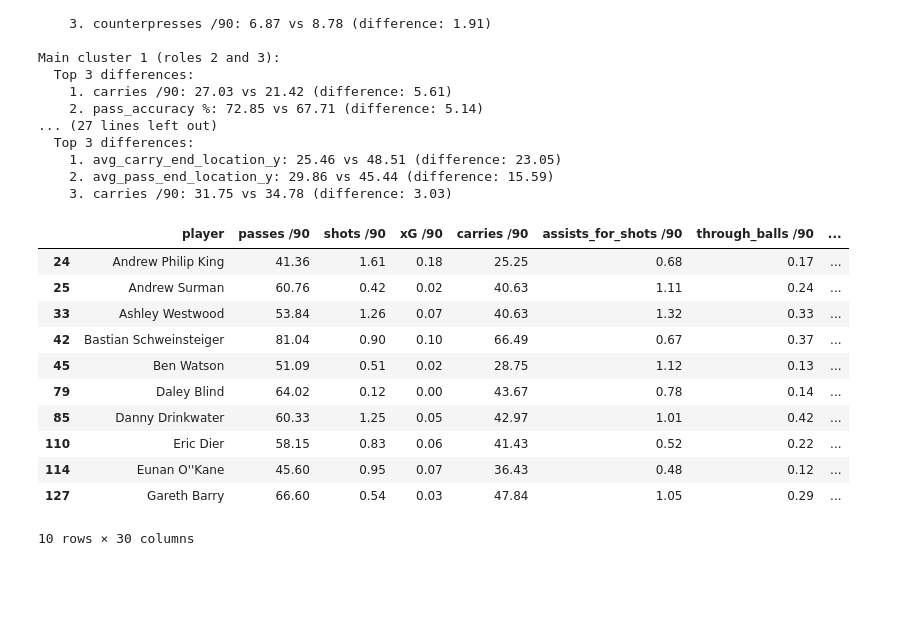
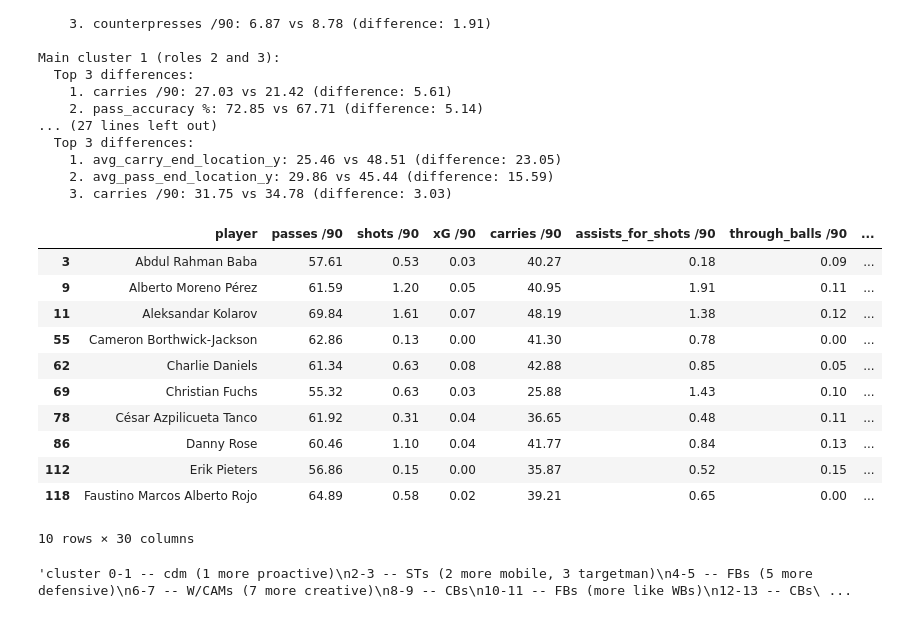
Before and after one commit to levokond/clustering-players-profiles, a Jupyter notebook: sb_data_importing.ipynb, the cells around one changed output. Drawn from its saved outputs; the diff is of its cells as text; code cells hidden in the pictures; blank space fills up the shorter version.

```diff
--- a/sb_data_importing.ipynb
+++ b/sb_data_importing.ipynb
@@ -413,7 +473,7 @@ features
 import umap.umap_ as umap
 
 # UMAP works on scaled data
-reducer = umap.UMAP(n_neighbors=30, min_dist=0.1, random_state=42)
+reducer = umap.UMAP(n_neighbors=30, min_dist=0.05, random_state=42)
 embedding = reducer.fit_transform(X_scaled)
 
 # Add UMAP coordinates to the DataFrame
@@ -559,17 +619,28 @@ Main cluster 1 (roles 2 and 3):
     2. avg_pass_end_location_y: 29.86 vs 45.44 (difference: 15.59)
     3. carries /90: 31.75 vs 34.78 (difference: 3.03)
 # %%
-per90_stats.loc[per90_stats['role'] == 0].head(10)
+per90_stats.loc[per90_stats['role'] == (10)].head(10)
 # %% [output]
 |  | player | passes /90 | shots /90 | xG /90 | carries /90 | assists_for_shots /90 | through_balls /90 | ... |
-| 24 | Andrew Philip King | 41.36 | 1.61 | 0.18 | 25.25 | 0.68 | 0.17 | ... |
-| 25 | Andrew Surman | 60.76 | 0.42 | 0.02 | 40.63 | 1.11 | 0.24 | ... |
-| 33 | Ashley Westwood | 53.84 | 1.26 | 0.07 | 40.63 | 1.32 | 0.33 | ... |
-| 42 | Bastian Schweinsteiger | 81.04 | 0.90 | 0.10 | 66.49 | 0.67 | 0.37 | ... |
-| 45 | Ben Watson | 51.09 | 0.51 | 0.02 | 28.75 | 1.12 | 0.13 | ... |
-| 79 | Daley Blind | 64.02 | 0.12 | 0.00 | 43.67 | 0.78 | 0.14 | ... |
-| 85 | Danny Drinkwater | 60.33 | 1.25 | 0.05 | 42.97 | 1.01 | 0.42 | ... |
-| 110 | Eric Dier | 58.15 | 0.83 | 0.06 | 41.43 | 0.52 | 0.22 | ... |
-| 114 | Eunan O''Kane | 45.60 | 0.95 | 0.07 | 36.43 | 0.48 | 0.12 | ... |
-| 127 | Gareth Barry | 66.60 | 0.54 | 0.03 | 47.84 | 1.05 | 0.29 | ... |
+| 3 | Abdul Rahman Baba | 57.61 | 0.53 | 0.03 | 40.27 | 0.18 | 0.09 | ... |
+| 9 | Alberto Moreno Pérez | 61.59 | 1.20 | 0.05 | 40.95 | 1.91 | 0.11 | ... |
+| 11 | Aleksandar Kolarov | 69.84 | 1.61 | 0.07 | 48.19 | 1.38 | 0.12 | ... |
+| 55 | Cameron Borthwick-Jackson | 62.86 | 0.13 | 0.00 | 41.30 | 0.78 | 0.00 | ... |
+| 62 | Charlie Daniels | 61.34 | 0.63 | 0.08 | 42.88 | 0.85 | 0.05 | ... |
+| 69 | Christian Fuchs | 55.32 | 0.63 | 0.03 | 25.88 | 1.43 | 0.10 | ... |
+| 78 | César Azpilicueta Tanco | 61.92 | 0.31 | 0.04 | 36.65 | 0.48 | 0.11 | ... |
+| 86 | Danny Rose | 60.46 | 1.10 | 0.04 | 41.77 | 0.84 | 0.13 | ... |
+| 112 | Erik Pieters | 56.86 | 0.15 | 0.00 | 35.87 | 0.52 | 0.15 | ... |
+| 118 | Faustino Marcos Alberto Rojo | 64.89 | 0.58 | 0.02 | 39.21 | 0.65 | 0.00 | ... |
 10 rows × 30 columns
+# %%
+"""cluster 0-1 -- cdm (1 more proactive)
+2-3 -- STs (2 more mobile, 3 targetman)
+4-5 -- FBs (5 more defensive)
+6-7 -- W/CAMs (7 more creative)
+8-9 -- CBs
+10-11 -- FBs (more like WBs)
+12-13 -- CBs
+"""
+# %% [output]
+'cluster 0-1 -- cdm (1 more proactive)\n2-3 -- STs (2 more mobile, 3 targetman)\n4-5 -- FBs (5 more defensive)\n6-7 -- W/CAMs (7 more creative)\n8-9 -- CBs\n10-11 -- FBs (more like WBs)\n12-13 -- CBs\ ...
```
Also changed, not shown: parts of 4 cells of this notebook.
